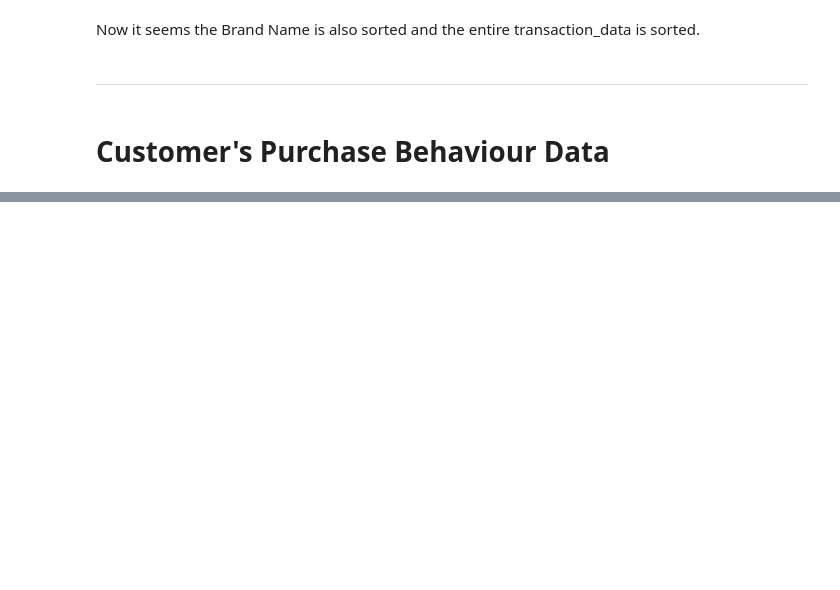
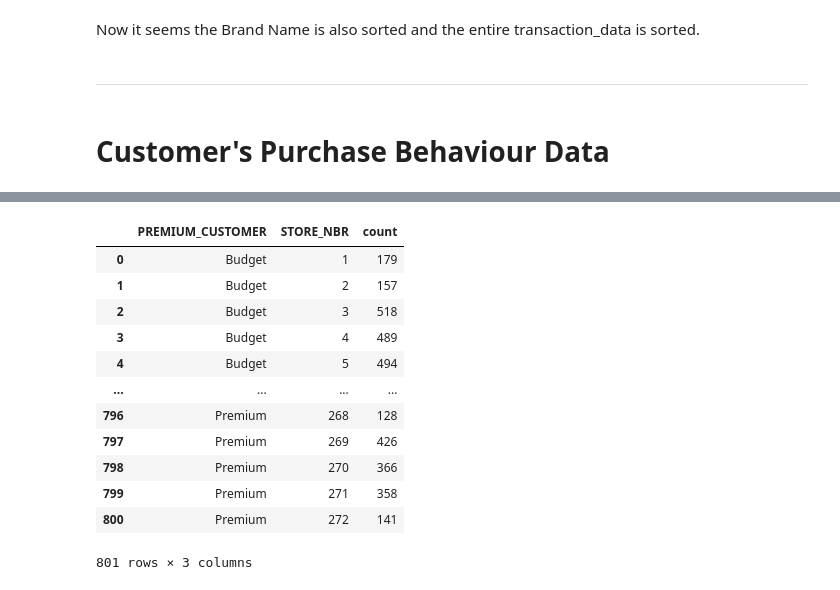
Before and after one commit to Mridul-dhungana/Quantium-Data-Analytics, a Jupyter notebook: Data Analytics.ipynb, the cells around one changed output, grey strips where cells are left out. Cells and saved outputs as stored; diff of their text form; code cells hidden in the pictures; blank space fills up the shorter version.

```diff
--- a/Data Analytics.ipynb
+++ b/Data Analytics.ipynb
@@ -810,0 +969,2 @@ Now it seems the Brand Name is also sorted and the entire transaction_data is so
+# %%
+merged_df['Price_per_item']=merged_df['TOT_SALES']/merged_df['PROD_QTY']
@@ -810,0 +1024,17 @@ Now it seems the Brand Name is also sorted and the entire transaction_data is so
+# %%
+customers_storeNBR=merged_df.groupby(['PREMIUM_CUSTOMER','STORE_NBR']).size().reset_index(name='count')
+customers_storeNBR
+# %% [output]
+|  | PREMIUM_CUSTOMER | STORE_NBR | count |
+| 0 | Budget | 1 | 179 |
+| 1 | Budget | 2 | 157 |
+| 2 | Budget | 3 | 518 |
+| 3 | Budget | 4 | 489 |
+| 4 | Budget | 5 | 494 |
+| ... | ... | ... | ... |
+| 796 | Premium | 268 | 128 |
+| 797 | Premium | 269 | 426 |
+| 798 | Premium | 270 | 366 |
+| 799 | Premium | 271 | 358 |
+| 800 | Premium | 272 | 141 |
+801 rows × 3 columns
```
Also changed, not shown: parts of 64 cells of this notebook, 1 other file.
